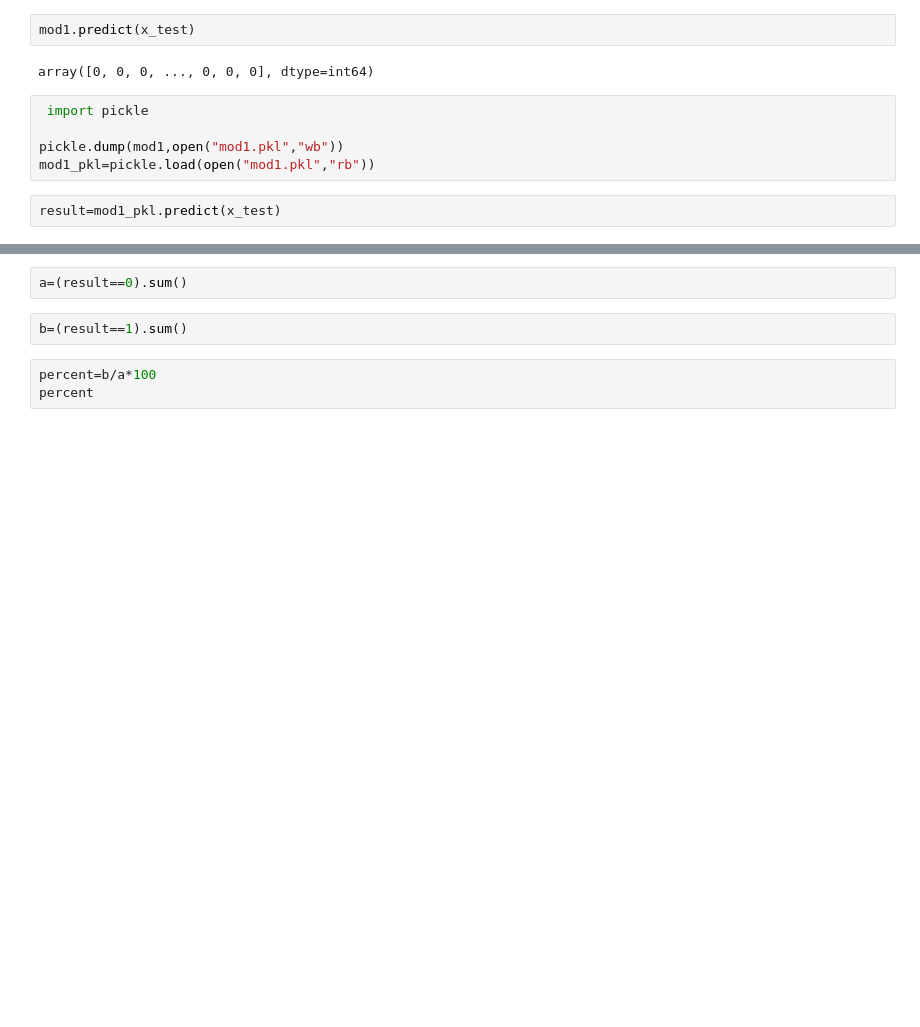
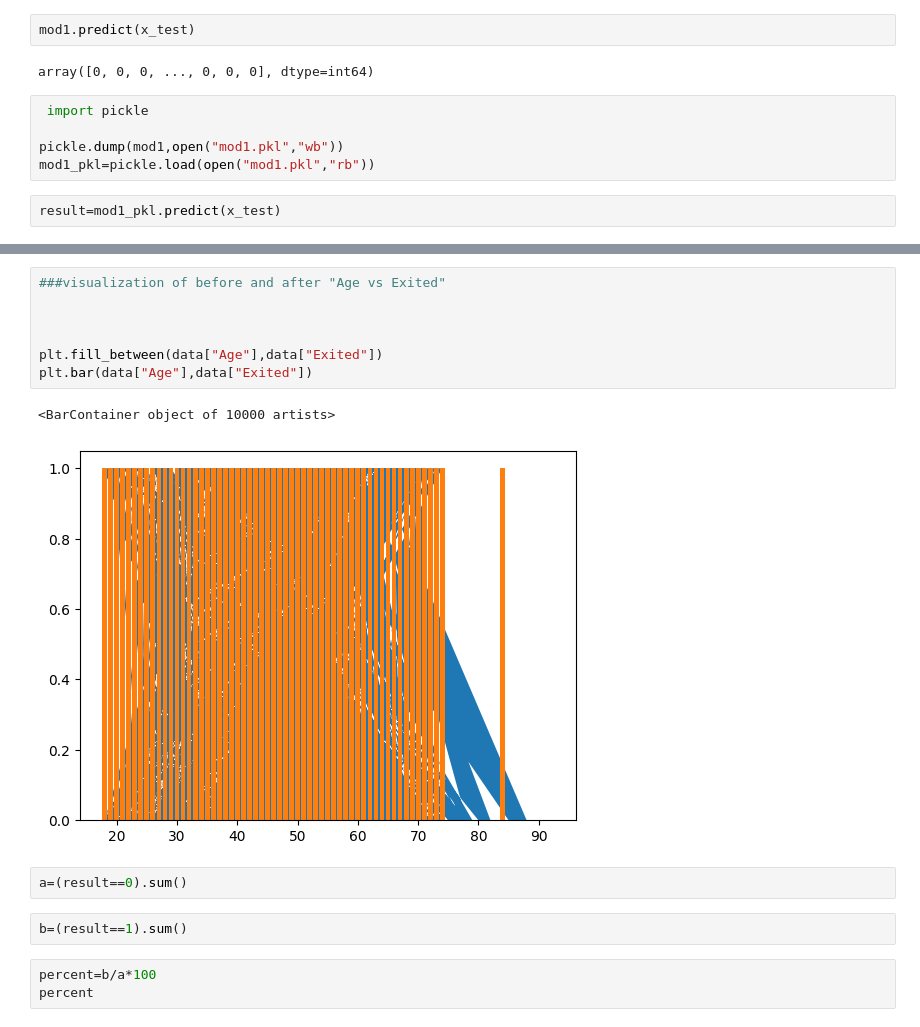
Before and after one commit to Pavandunghav/CodSoft-Tasks, a Jupyter notebook: customer_churn_prediction/task_3_customer_churn_prediction.ipynb, the cells around one changed output, grey strips where cells are left out. Saved outputs shown, nothing was run; the diff lists cells and outputs as text; blank space fills up the shorter version.

```diff
--- a/customer_churn_prediction/task_3_customer_churn_prediction.ipynb
+++ b/customer_churn_prediction/task_3_customer_churn_prediction.ipynb
@@ -279,3 +317,13 @@ result.describe()
+# %%
+###visualization of before and after "Age vs Exited"
+
+
+
+plt.fill_between(data["Age"],data["Exited"])
+plt.bar(data["Age"],data["Exited"])
+# %% [output]
+<BarContainer object of 10000 artists>
+[figure, added]
 # %%
 a=(result==0).sum()
 # %%
```
Also changed, not shown: parts of 9 cells of this notebook, 4 other files.
